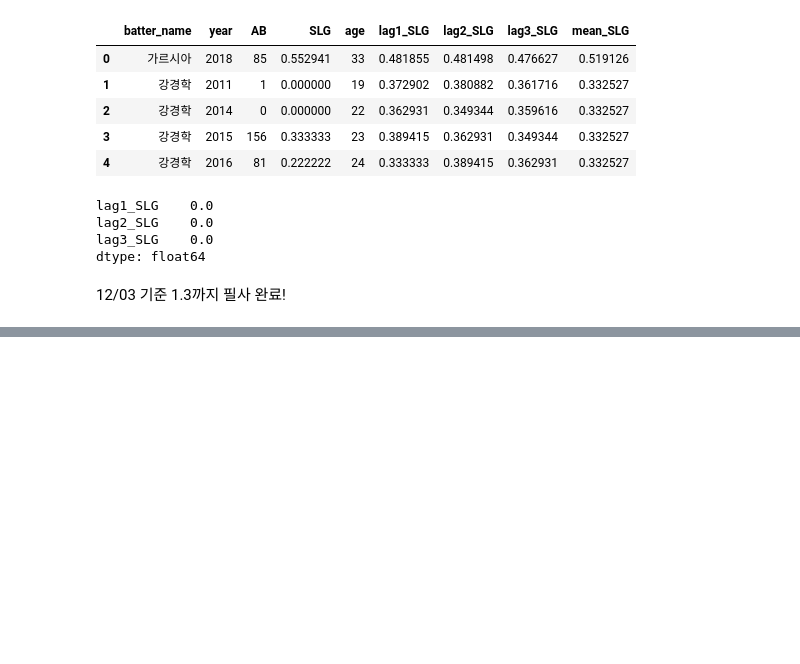
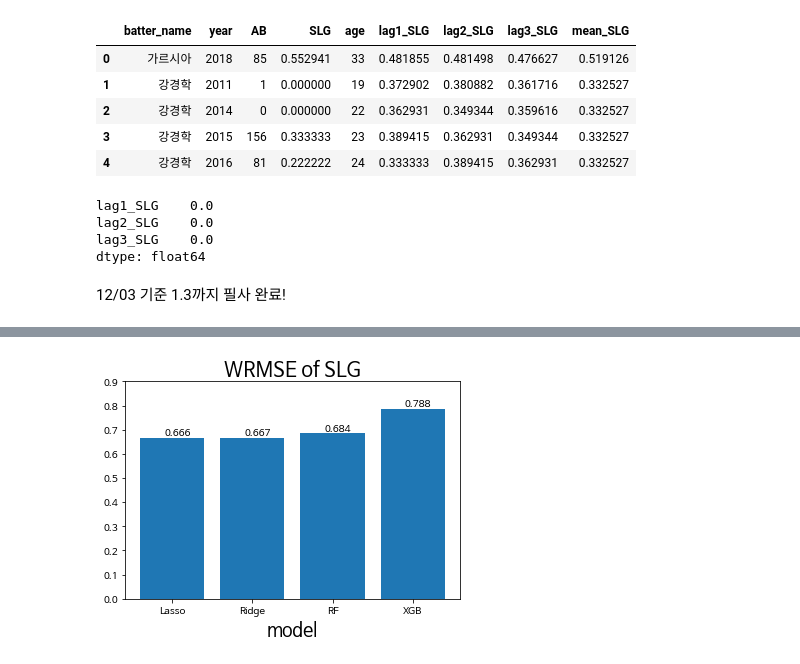
Before and after one commit to kidsage/KaggleStudy, a Jupyter notebook: batter_ops_prediction.ipynb, the cells around one changed output, grey strips where cells are left out. Drawn from its saved outputs; the diff is of its cells as text; code cells hidden in the pictures; blank space fills up the shorter version.

```diff
--- a/batter_ops_prediction.ipynb
+++ b/batter_ops_prediction.ipynb
@@ -972,0 +1103,27 @@ dtype: float64
+# %%
+# 테스트 데이터셋(2018년)의 선수들의 SLG를 예측
+Lasso_SLG = SLG_linear_models['Lasso'].predict(SLG_test.iloc[:,-5:])
+Ridge_SLG = SLG_linear_models['Ridge'].predict(SLG_test.iloc[:,-5:])
+RF_SLG = SLG_RF_models['RF'].predict(SLG_test.iloc[:,-5:])
+XGB_SLG = XGB_SLG_gridsearch.predict(SLG_test.iloc[:,-5:])
+
+# test데이터 WRMSE 계산
+wrmse_score_SLG = [wrmse(SLG_test['SLG'], SLG_test['AB'], Lasso_SLG),
+                   wrmse(SLG_test['SLG'], SLG_test['AB'], Ridge_SLG),
+                   wrmse(SLG_test['SLG'], SLG_test['AB'], RF_SLG),
+                   wrmse(SLG_test['SLG'], SLG_test['AB'], XGB_SLG)]
+
+x_lab = ['Lasso', 'Ridge', 'RF', 'XGB']
+
+plt.bar(x_lab, wrmse_score_SLG)
+plt.title('WRMSE of SLG', fontsize=20)
+plt.xlabel('model', fontsize=18)
+plt.ylabel('', fontsize=18)
+plt.ylim(0, 0.9)
+
+# 막대그래프 위에 값을 표시해준다.
+for i, v in enumerate(wrmse_score_SLG):
+    plt.text(i-0.1, v + 0.01, str(np.round(v,3))) # x 좌표, y 좌표, 텍스트를 표현한다.
+plt.show()
+# %% [output]
+[figure, added]
```
Also changed, not shown: parts of 48 cells of this notebook.
